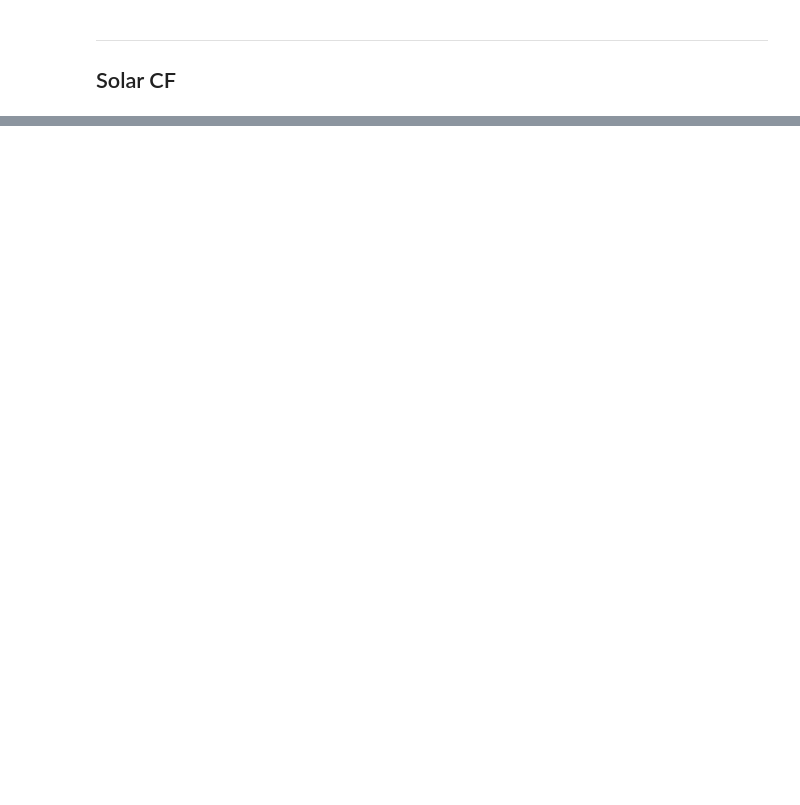
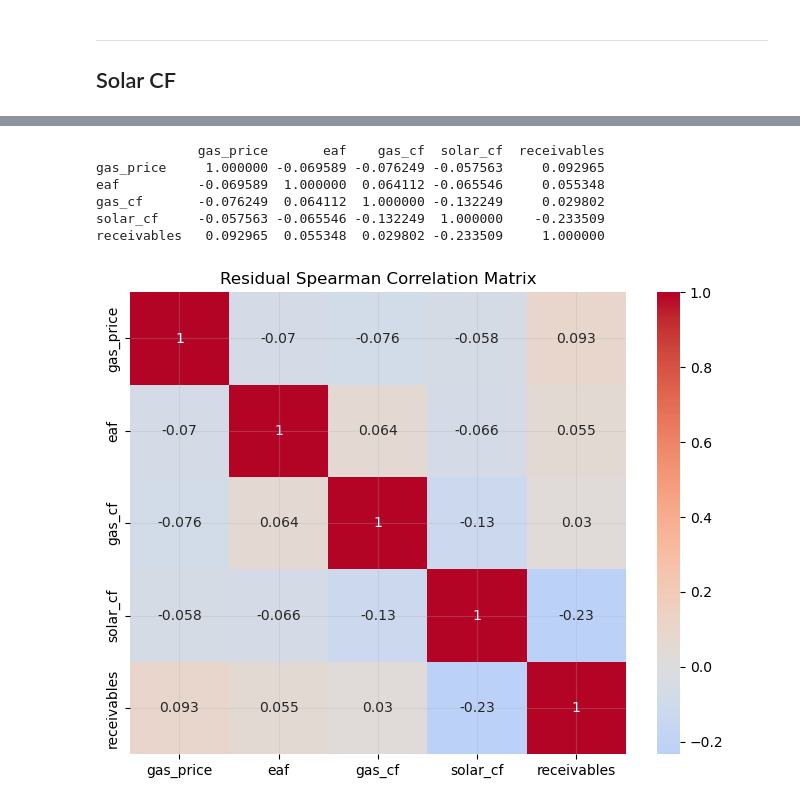
Before and after one commit to I-Sobe/nigeria-integrated-energy-model, a Jupyter notebook: integrated_gas_solar_model.ipynb, the cells around one changed output, grey strips where cells are left out. Cells and saved outputs as stored; diff of their text form; code cells hidden in the pictures; blank space fills up the shorter version.

```diff
--- a/integrated_gas_solar_model.ipynb
+++ b/integrated_gas_solar_model.ipynb
@@ -2304,0 +2184,29 @@ dtype: float64
+# %%
+# ==========================================================
+# SPEARMAN CORRELATION
+# ==========================================================
+
+spearman_resid = residuals.corr(
+    method="spearman"
+)
+
+print(spearman_resid)
+
+plt.figure(figsize=(8,6))
+sns.heatmap(
+    spearman_resid,
+    annot=True,
+    cmap="coolwarm",
+    center=0
+)
+
+plt.title("Residual Spearman Correlation Matrix")
+plt.show()
+# %% [output]
+             gas_price       eaf    gas_cf  solar_cf  receivables
+gas_price     1.000000 -0.069589 -0.076249 -0.057563     0.092965
+eaf          -0.069589  1.000000  0.064112 -0.065546     0.055348
+gas_cf       -0.076249  0.064112  1.000000 -0.132249     0.029802
+solar_cf     -0.057563 -0.065546 -0.132249  1.000000    -0.233509
+receivables   0.092965  0.055348  0.029802 -0.233509     1.000000
+[figure, added]
```
Also changed, not shown: parts of 59 cells of this notebook, 5 other files.
